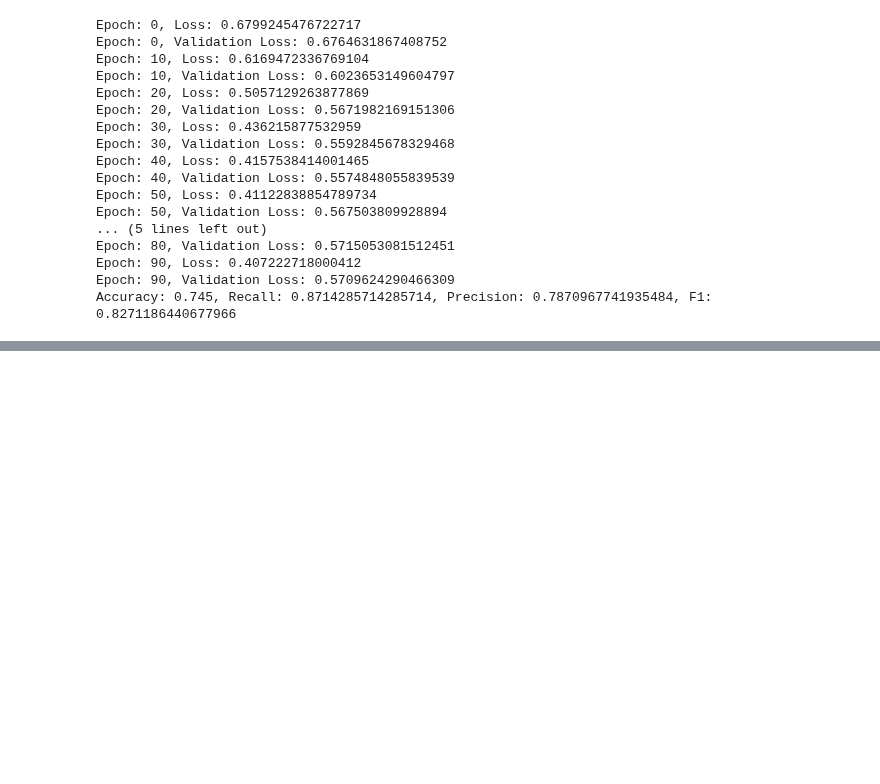
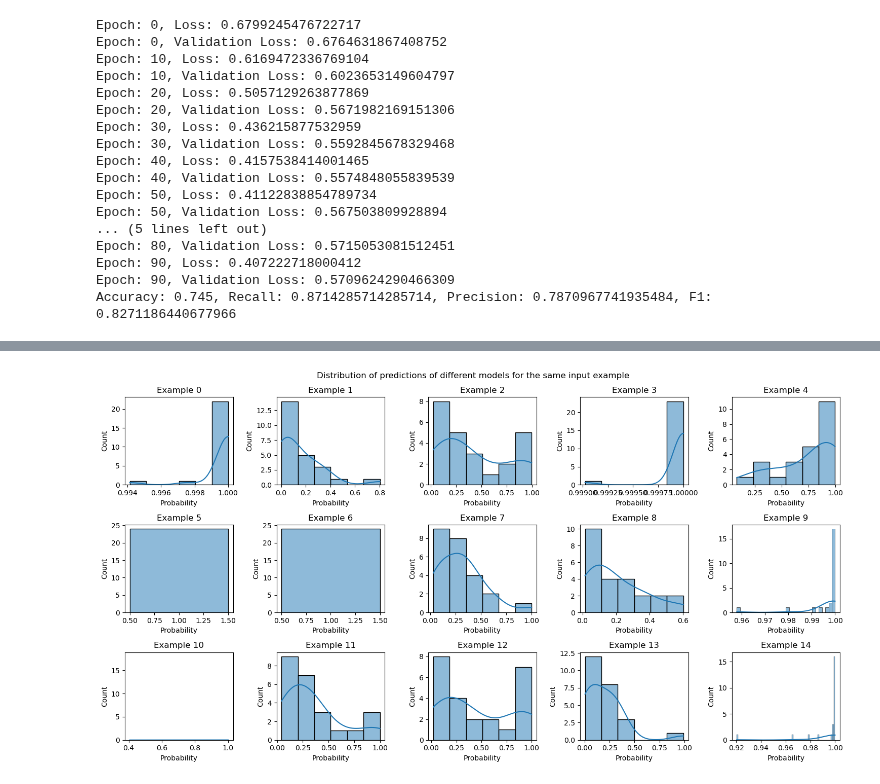
Before and after one commit to istepka/betarce, a Jupyter notebook: src/statrob.ipynb, the cells around one changed output, grey strips where cells are left out. Cells and saved outputs as stored; diff of their text form; code cells hidden in the pictures; blank space fills up the shorter version.

```diff
--- a/src/statrob.ipynb
+++ b/src/statrob.ipynb
@@ -294,0 +337,44 @@ Ensemble Predictions: [0.28043562 0.8912907  0.86000293 0.41616577 0.3455384  0.
+# %%
+def plot_grid_of_distribution_predictions(predictions: Union[list[list[float]], np.ndarray],
+                                          save_dir: Union[str, None] = None,
+                                          rows: int = 3,
+                                          cols: int = 5
+    ) -> None:
+
+    if save_dir and not os.path.exists(save_dir):
+        os.makedirs(save_dir)
+
+    if isinstance(predictions, list):
+        preds = np.ndarray(predictions, dtype=np.float16)
+    else:
+        preds = predictions.astype(np.float16)
+
+    fig, axes = plt.subplots(nrows=rows, ncols=cols, figsize=(15, 8))
+    axes = axes.flatten()
+
+    for i in range(rows * cols):
+
+        sns.histplot(preds[:, i], kde=True, ax=axes[i])
+
+        # last row
+        # if i // cols == rows - 1:
+        axes[i].set_xlabel('Probability')
+
+        # if i % cols == 0:
+        axes[i].set_ylabel('Count')
+
+        axes[i].set_title(f'Example {i}')
+
+    plt.suptitle('Distribution of predictions of different models for the same input example')
+    plt.tight_layout()
+
+    if save_dir:
+        path = os.path.join(save_dir, 'grid_of_predictions_distributions.png')
+        plt.savefig(path, dpi=300)
+
+    plt.show()
+
+
+plot_grid_of_distribution_predictions(preds, save_dir='images/statrob')
+# %% [output]
+[figure, added]
```
Also changed, not shown: parts of 6 cells of this notebook, 2 other files.
